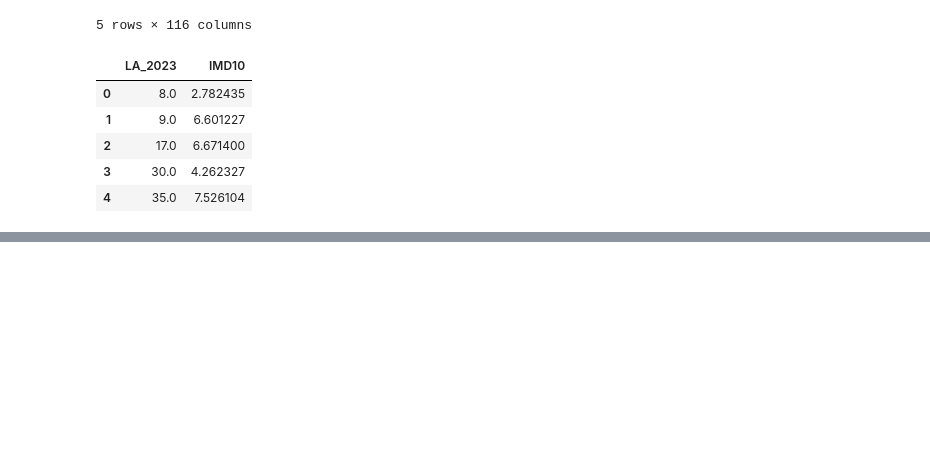
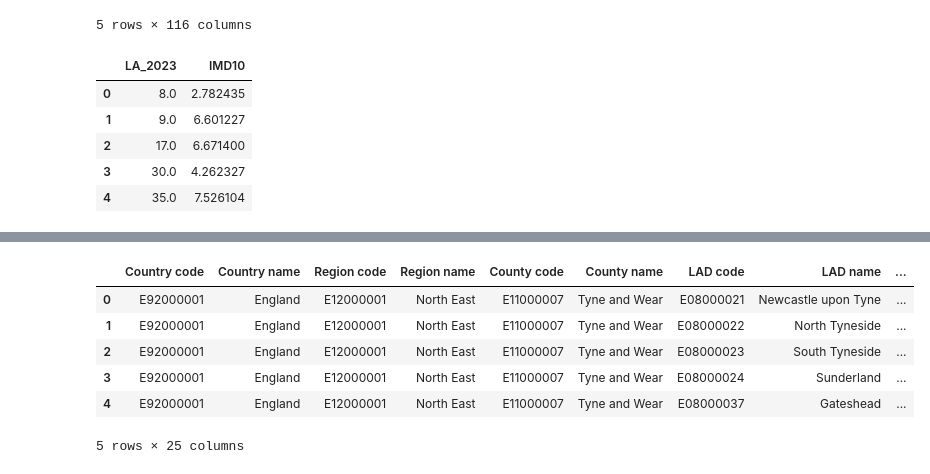
Before and after one commit to ferguswatson39/london_sport2, a Jupyter notebook: exploration/determinants_eda/eda_consolidation.ipynb, the cells around one changed output, grey strips where cells are left out. Cells and saved outputs as stored; diff of their text form; code cells hidden in the pictures; blank space fills up the shorter version.

```diff
--- a/exploration/determinants_eda/eda_consolidation.ipynb
+++ b/exploration/determinants_eda/eda_consolidation.ipynb
@@ -342,0 +352,12 @@ combined.head()
+# %%
+green_path = r'C:\Users\fergu\Documents\GitHub\london_sport2\exploration\data\boroughs\greenSpaces2020.xlsx'
+green = pd.read_excel(green_path, sheet_name = 'Urban LAD Parks Only', skiprows=1)
+green.head()
+# %% [output]
+|  | Country code | Country name | Region code | Region name | County code | County name | LAD code | LAD name | ... |
+| 0 | E92000001 | England | E12000001 | North East | E11000007 | Tyne and Wear | E08000021 | Newcastle upon Tyne | ... |
+| 1 | E92000001 | England | E12000001 | North East | E11000007 | Tyne and Wear | E08000022 | North Tyneside | ... |
+| 2 | E92000001 | England | E12000001 | North East | E11000007 | Tyne and Wear | E08000023 | South Tyneside | ... |
+| 3 | E92000001 | England | E12000001 | North East | E11000007 | Tyne and Wear | E08000024 | Sunderland | ... |
+| 4 | E92000001 | England | E12000001 | North East | E11000007 | Tyne and Wear | E08000037 | Gateshead | ... |
+5 rows × 25 columns
```
Also changed, not shown: parts of 27 cells of this notebook, 6 other files.
